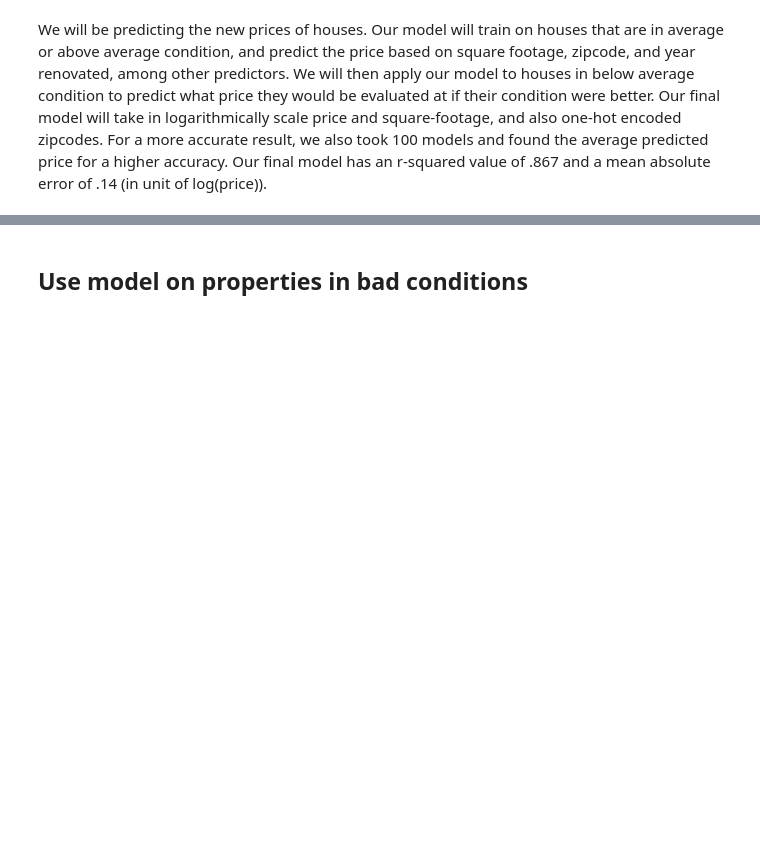
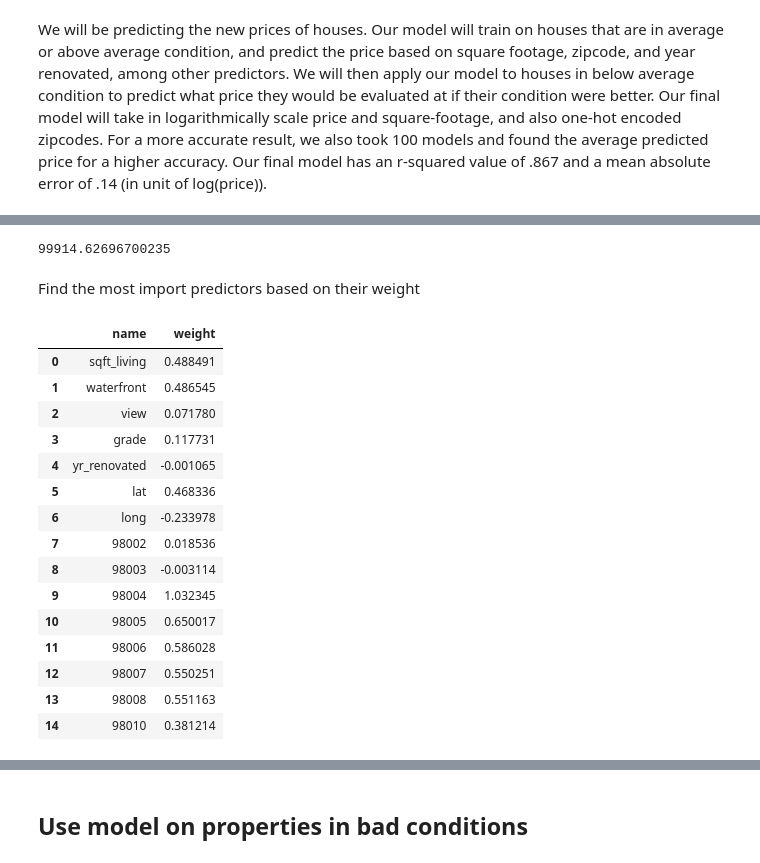
Before and after one commit to baget246/dsc-phase-2-project-v2-3, a Jupyter notebook: final.ipynb, the cells around one changed output, grey strips where cells are left out. Drawn from its saved outputs; the diff is of its cells as text; code cells hidden in the pictures; blank space fills up the shorter version.

```diff
--- a/final.ipynb
+++ b/final.ipynb
@@ -243,0 +244,6 @@ print(results[1])
+# %%
+# Calculate the error over our models
+mae = mean_absolute_error(np.exp(results_df['price']), np.exp(results_df['averages']))
+mae
+# %% [output]
+99914.62696700235
@@ -243,0 +252,24 @@ print(results[1])
+# %% [markdown]
+Find the most import predictors based on their weight
+# %%
+weights_df = pd.DataFrame()
+weights_df['name'] = X.columns
+weights_df['weight'] = coefs.T.mean()
+weights_df.head(15)
+# %% [output]
+|  | name | weight |
+| 0 | sqft_living | 0.488491 |
+| 1 | waterfront | 0.486545 |
+| 2 | view | 0.071780 |
+| 3 | grade | 0.117731 |
+| 4 | yr_renovated | -0.001065 |
+| 5 | lat | 0.468336 |
+| 6 | long | -0.233978 |
+| 7 | 98002 | 0.018536 |
+| 8 | 98003 | -0.003114 |
+| 9 | 98004 | 1.032345 |
+| 10 | 98005 | 0.650017 |
+| 11 | 98006 | 0.586028 |
+| 12 | 98007 | 0.550251 |
+| 13 | 98008 | 0.551163 |
+| 14 | 98010 | 0.381214 |
```
Also changed, not shown: parts of 13 cells of this notebook, 1 other file.
